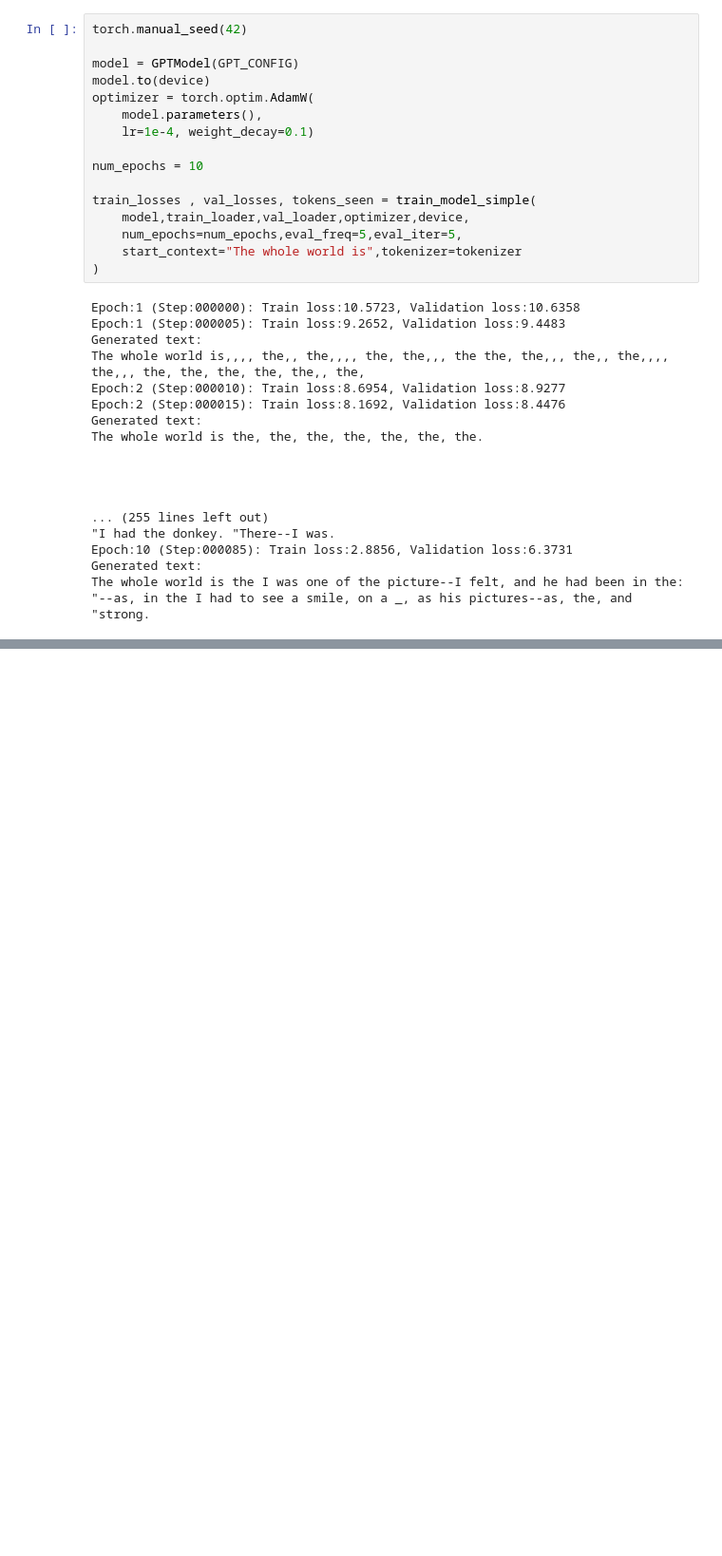
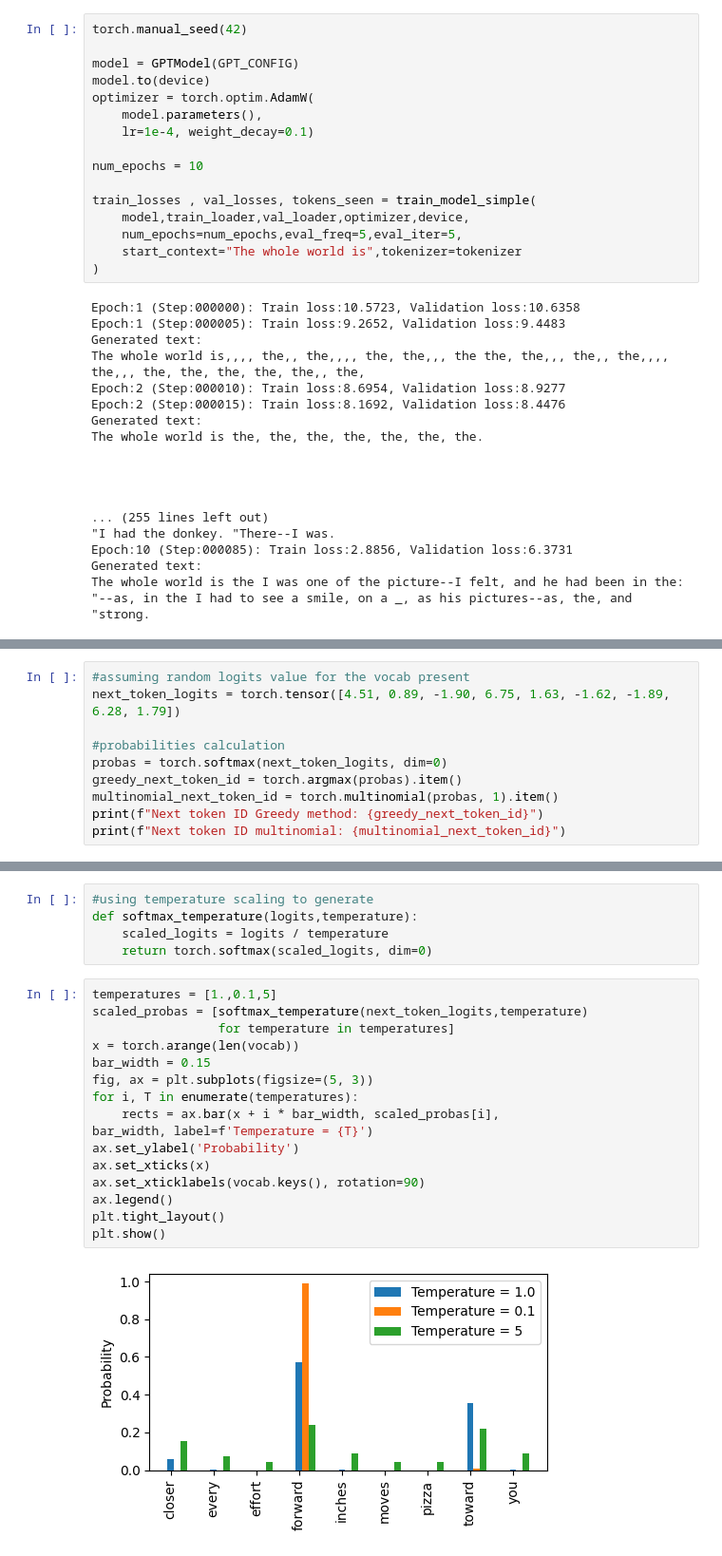
Before and after one commit to ash-01xor/Rebuild-LLM, a Jupyter notebook: Process/Pretraining/pretrain.ipynb, the cells around one changed output, grey strips where cells are left out. Shown: that part at 95% size. Saved outputs shown, nothing was run; the diff lists cells and outputs as text; blank space fills up the shorter version.

```diff
--- a/Process/Pretraining/pretrain.ipynb
+++ b/Process/Pretraining/pretrain.ipynb
@@ -564,0 +659,10 @@ The whole world is the I was one of the picture--I felt, and he had been in the:
+# %%
+#assuming random logits value for the vocab present
+next_token_logits = torch.tensor([4.51, 0.89, -1.90, 6.75, 1.63, -1.62, -1.89, 6.28, 1.79])
+
+#probabilities calculation
+probas = torch.softmax(next_token_logits, dim=0)
+greedy_next_token_id = torch.argmax(probas).item()
+multinomial_next_token_id = torch.multinomial(probas, 1).item()
+print(f"Next token ID Greedy method: {greedy_next_token_id}")
+print(f"Next token ID multinomial: {multinomial_next_token_id}")
@@ -564,0 +693,23 @@ The whole world is the I was one of the picture--I felt, and he had been in the:
+# %%
+#using temperature scaling to generate
+def softmax_temperature(logits,temperature):
+    scaled_logits = logits / temperature
+    return torch.softmax(scaled_logits, dim=0)
+# %%
+temperatures = [1.,0.1,5]
+scaled_probas = [softmax_temperature(next_token_logits,temperature)
+                 for temperature in temperatures]
+x = torch.arange(len(vocab))
+bar_width = 0.15
+fig, ax = plt.subplots(figsize=(5, 3))
+for i, T in enumerate(temperatures):
+    rects = ax.bar(x + i * bar_width, scaled_probas[i],
+bar_width, label=f'Temperature = {T}')
+ax.set_ylabel('Probability')
+ax.set_xticks(x)
+ax.set_xticklabels(vocab.keys(), rotation=90)
+ax.legend()
+plt.tight_layout()
+plt.show()
+# %% [output]
+[figure, added]
```
Also changed, not shown: parts of 30 cells of this notebook.
